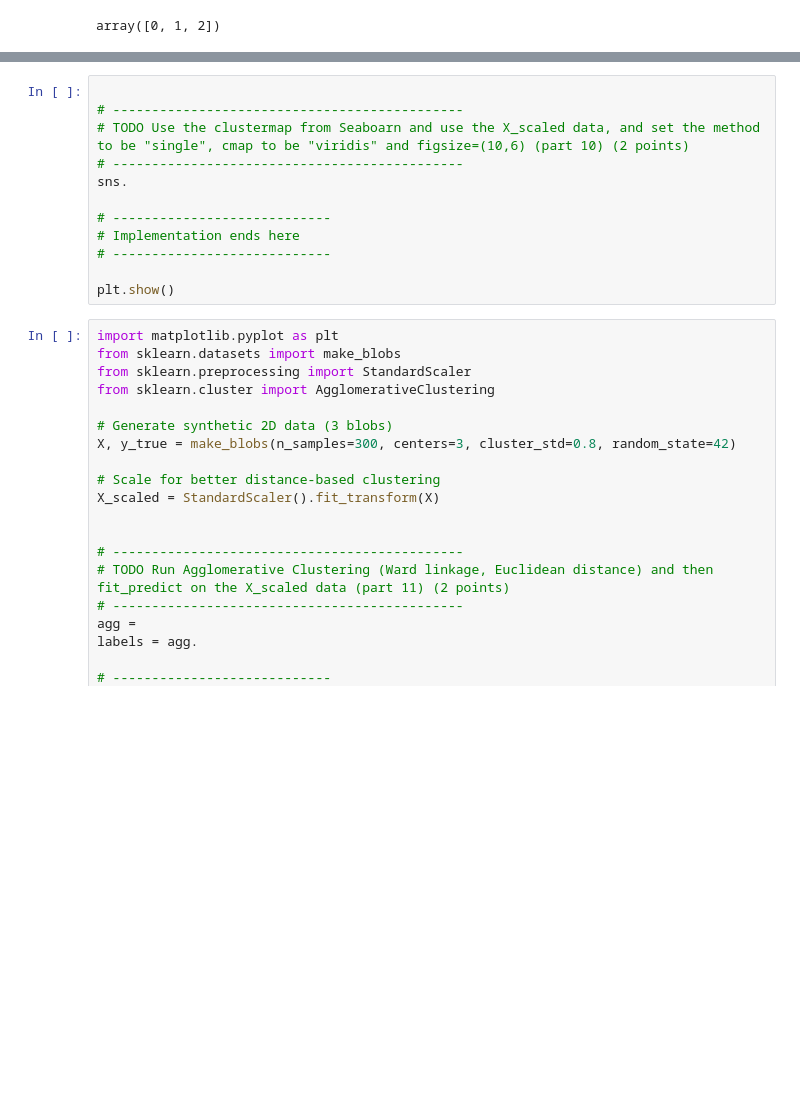
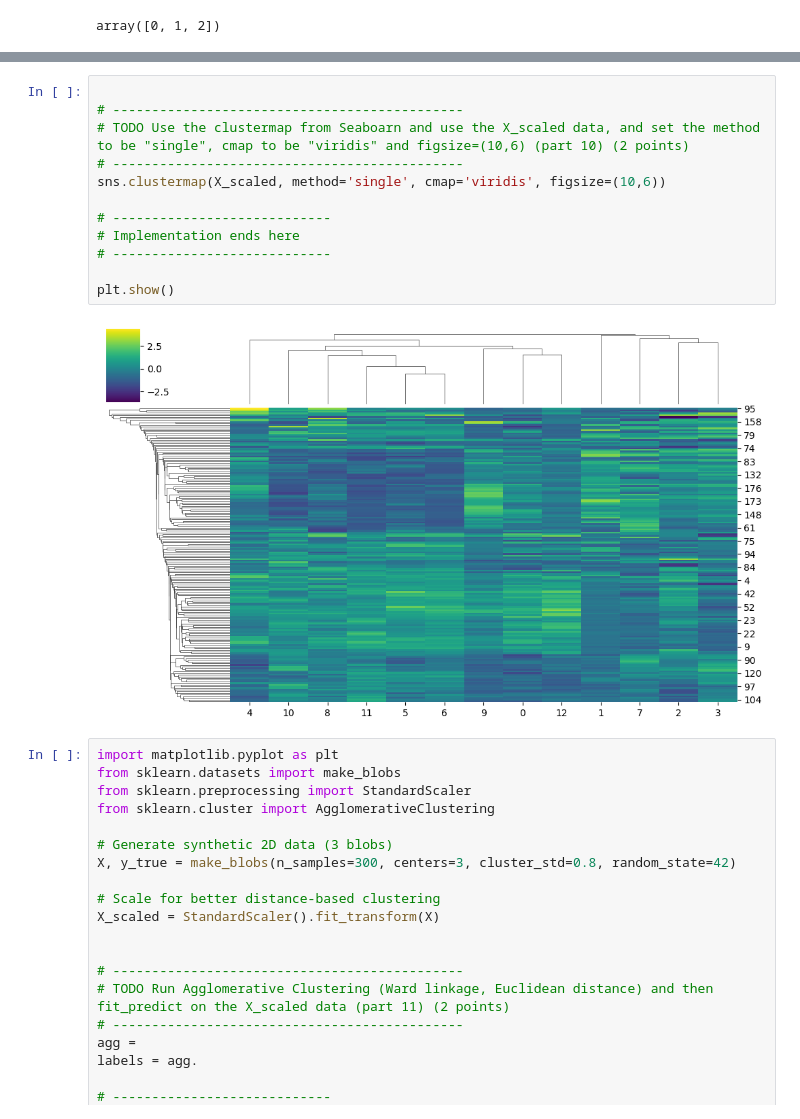
Before and after one commit to CS506-Boston-University/lab4-NathanDjunaedi, a Jupyter notebook: Lab_4.ipynb, the cells around one changed output, grey strips where cells are left out. Drawn from its saved outputs; the diff is of its cells as text; blank space fills up the shorter version.

```diff
--- a/Lab_4.ipynb
+++ b/Lab_4.ipynb
@@ -332,15 +339,17 @@ plt.show()
 # %%
 
 # ---------------------------------------------
 # TODO Use the clustermap from Seaboarn and use the X_scaled data, and set the method to be "single", cmap to be "viridis" and figsize=(10,6) (part 10) (2 points)
 # ---------------------------------------------
-sns.
+sns.clustermap(X_scaled, method='single', cmap='viridis', figsize=(10,6))
 
 # ----------------------------
 # Implementation ends here
 # ----------------------------
 
 plt.show()
+# %% [output]
+[figure, added]
 # %%
 import matplotlib.pyplot as plt
 from sklearn.datasets import make_blobs
```
Also changed, not shown: parts of 2 cells of this notebook.
